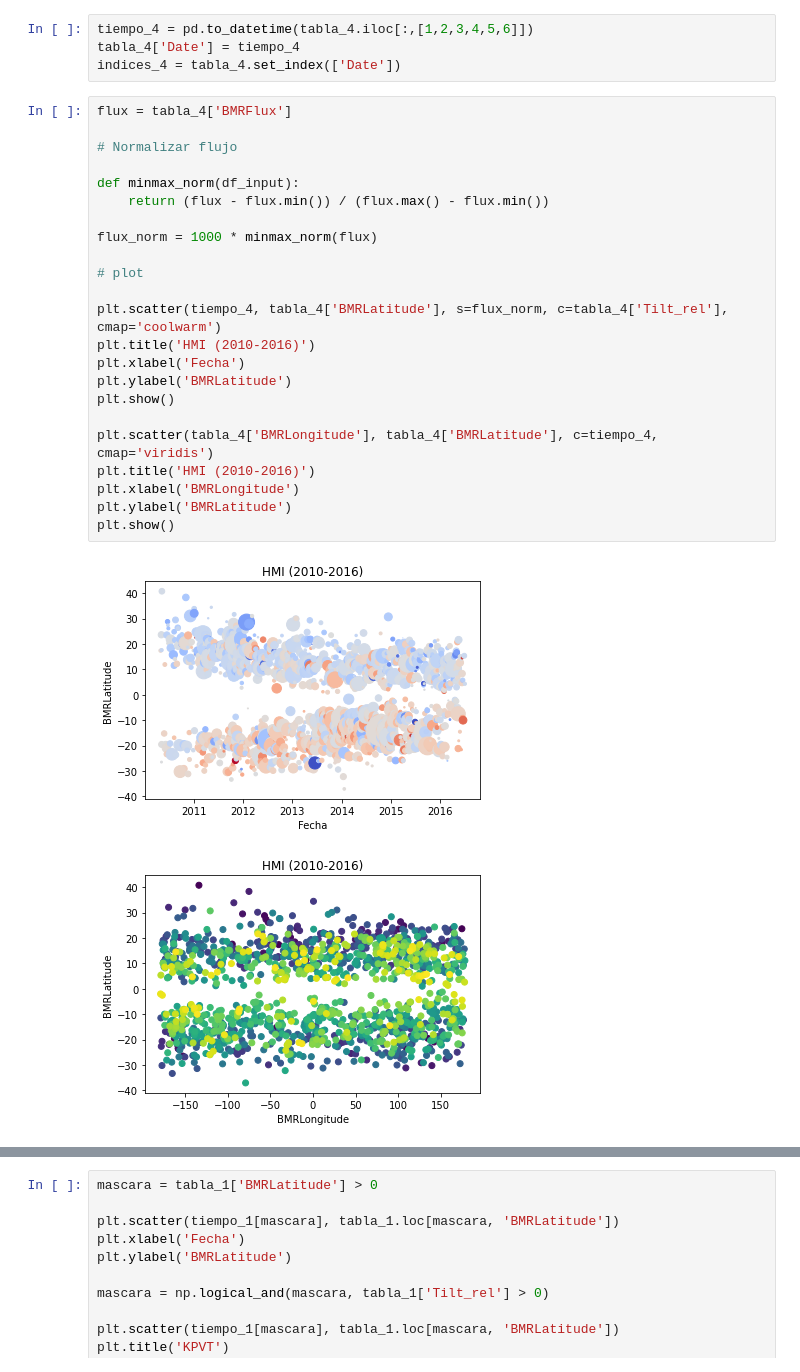
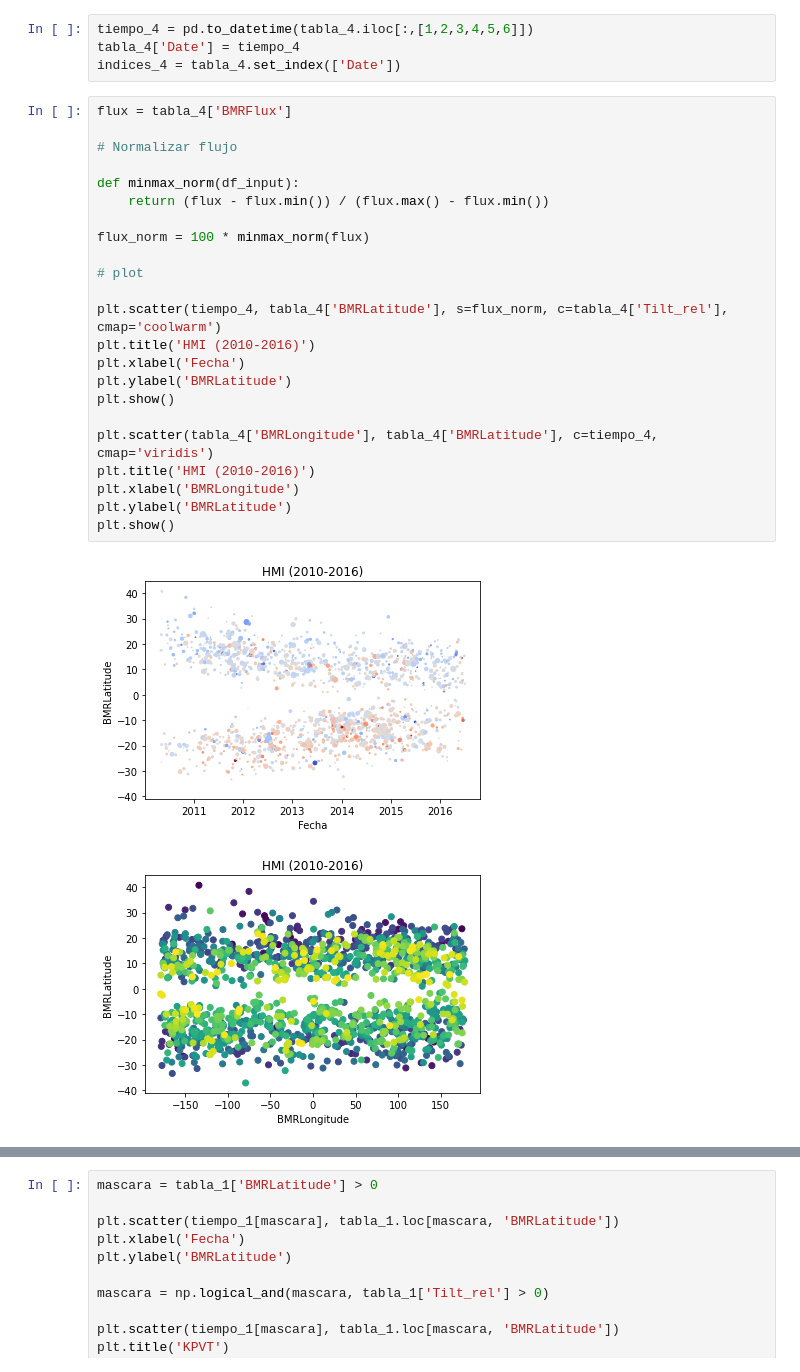
Before and after one commit to bernoulli314/INVESTIGACION, a Jupyter notebook: code.ipynb, the cells around one changed output, grey strips where cells are left out. Cells and saved outputs as stored; diff of their text form.

```diff
--- a/code.ipynb
+++ b/code.ipynb
@@ -164,27 +181,27 @@ indices_4 = tabla_4.set_index(['Date'])
 # %%
 flux = tabla_4['BMRFlux']
 
 # Normalizar flujo
 
 def minmax_norm(df_input):
     return (flux - flux.min()) / (flux.max() - flux.min())
 
-flux_norm = 1000 * minmax_norm(flux)
+flux_norm = 100 * minmax_norm(flux)
 
 # plot
 
 plt.scatter(tiempo_4, tabla_4['BMRLatitude'], s=flux_norm, c=tabla_4['Tilt_rel'], cmap='coolwarm')
 plt.title('HMI (2010-2016)')
 plt.xlabel('Fecha')
 plt.ylabel('BMRLatitude')
 plt.show()
 
 plt.scatter(tabla_4['BMRLongitude'], tabla_4['BMRLatitude'], c=tiempo_4, cmap='viridis')
 plt.title('HMI (2010-2016)')
 plt.xlabel('BMRLongitude')
 plt.ylabel('BMRLatitude')
 plt.show()
 # %% [output]
-[figure, old version]
+[figure, new version]
 [figure]
 # %%
```
Also changed, not shown: parts of 5 cells of this notebook.
